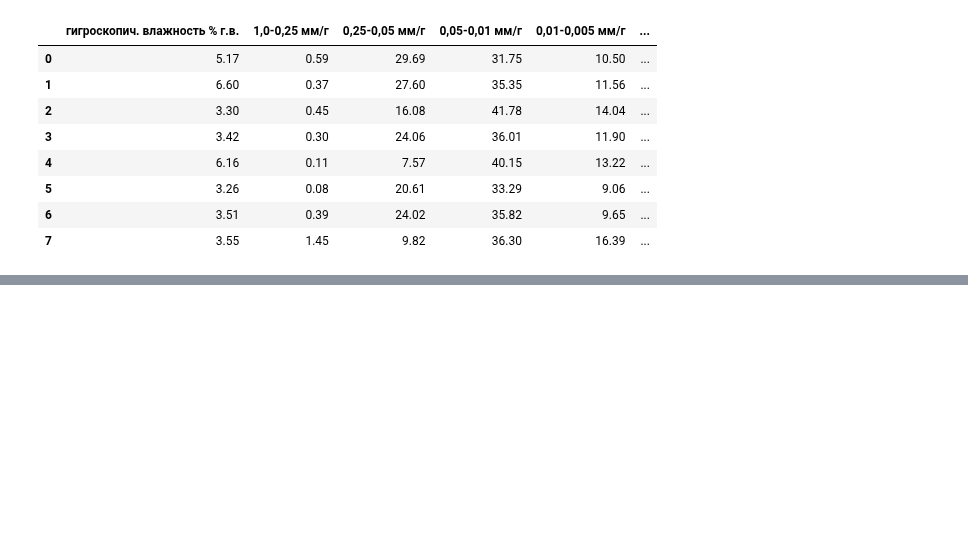
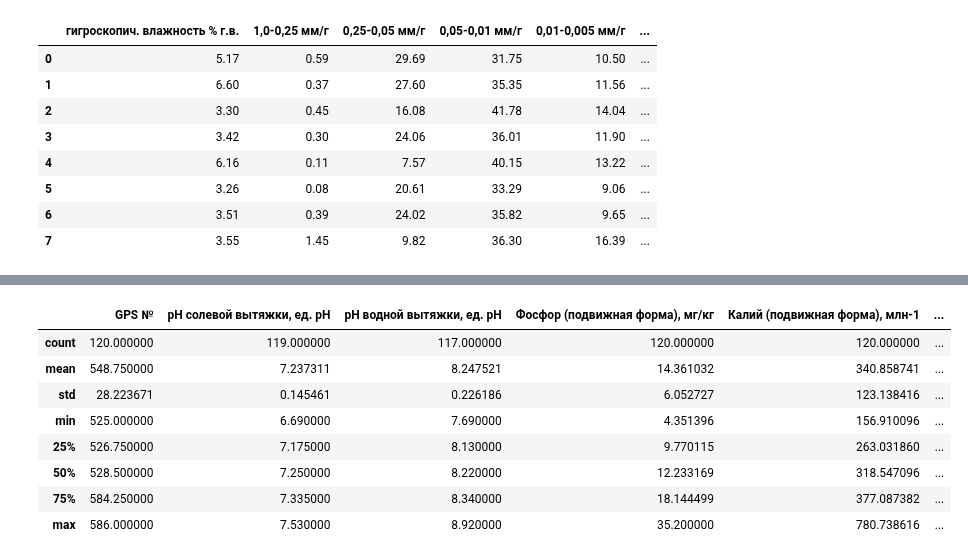
Before and after one commit to hukitoc94/total_archangelskiy, a Jupyter notebook: field_scale/field_data/полевые данные общая/field_data_preparation.ipynb, the cells around one changed output, grey strips where cells are left out. Saved outputs shown, nothing was run; the diff lists cells and outputs as text; code cells hidden in the pictures; blank space fills up the shorter version.

```diff
--- a/field_scale/field_data/полевые данные общая/field_data_preparation.ipynb
+++ b/field_scale/field_data/полевые данные общая/field_data_preparation.ipynb
@@ -416,0 +461,12 @@ pd.read_csv('ready_data/гранулометрический состав.csv')
+# %%
+мои_данные.describe()
+# %% [output]
+|  | GPS № | рН солевой вытяжки, ед. рН | рН водной вытяжки, ед. рН | Фосфор (подвижная форма), мг/кг | Калий (подвижная форма), млн-1 | ... |
+| count | 120.000000 | 119.000000 | 117.000000 | 120.000000 | 120.000000 | ... |
+| mean | 548.750000 | 7.237311 | 8.247521 | 14.361032 | 340.858741 | ... |
+| std | 28.223671 | 0.145461 | 0.226186 | 6.052727 | 123.138416 | ... |
+| min | 525.000000 | 6.690000 | 7.690000 | 4.351396 | 156.910096 | ... |
+| 25% | 526.750000 | 7.175000 | 8.130000 | 9.770115 | 263.031860 | ... |
+| 50% | 528.500000 | 7.250000 | 8.220000 | 12.233169 | 318.547096 | ... |
+| 75% | 584.250000 | 7.335000 | 8.340000 | 18.144499 | 377.087382 | ... |
+| max | 586.000000 | 7.530000 | 8.920000 | 35.200000 | 780.738616 | ... |
```
Also changed, not shown: parts of 10 cells of this notebook, 2 other files.
